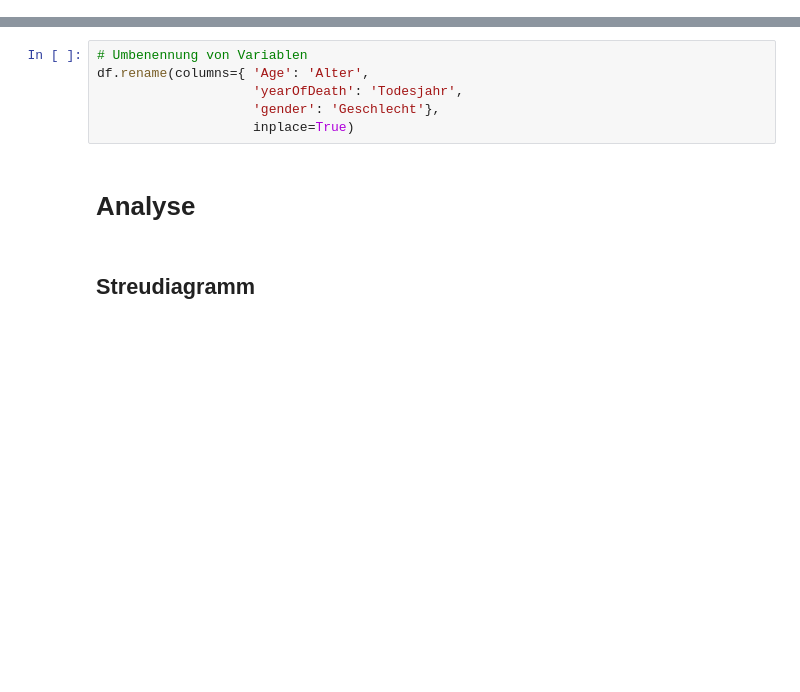
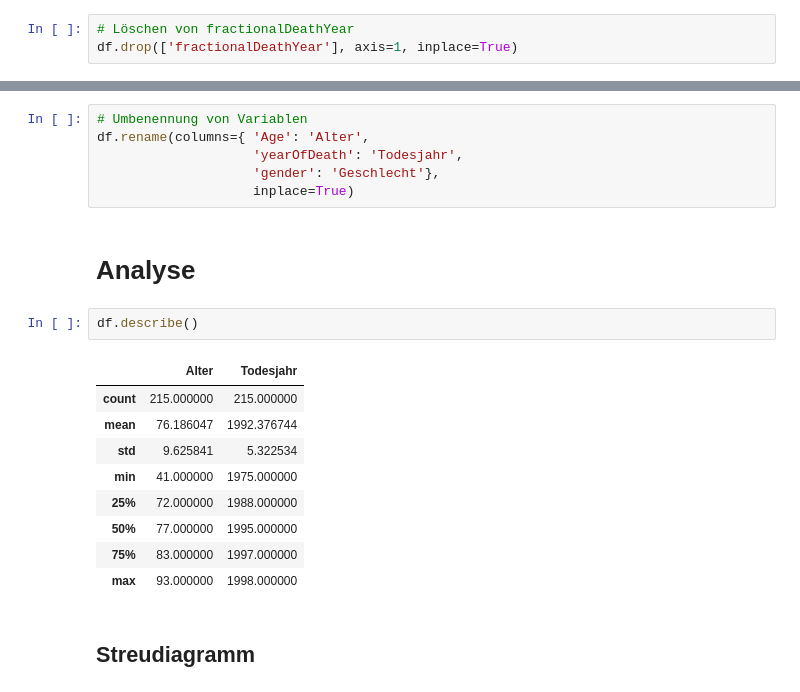
Before and after one commit to kirenz/statistik-fallstudien, a Jupyter notebook: 00-1-shipman-opfer-code.ipynb, the cells around one changed output, grey strips where cells are left out. Cells and saved outputs as stored; diff of their text form; blank space fills up the shorter version.

```diff
--- a/00-1-shipman-opfer-code.ipynb
+++ b/00-1-shipman-opfer-code.ipynb
@@ -64,3 +64,6 @@ Datenformate bei Bedarf anpassen
+# %%
+# Löschen von fractionalDeathYear
+df.drop(['fractionalDeathYear'], axis=1, inplace=True)
 # %%
 # Übersicht über Datenformate
 df.dtypes
@@ -115,6 +116,18 @@ df.rename(columns={ 'Age': 'Alter',
                     inplace=True)
 # %% [markdown]
 # Analyse
+# %%
+df.describe()
+# %% [output]
+|  | Alter | Todesjahr |
+| count | 215.000000 | 215.000000 |
+| mean | 76.186047 | 1992.376744 |
+| std | 9.625841 | 5.322534 |
+| min | 41.000000 | 1975.000000 |
+| 25% | 72.000000 | 1988.000000 |
+| 50% | 77.000000 | 1995.000000 |
+| 75% | 83.000000 | 1997.000000 |
+| max | 93.000000 | 1998.000000 |
 # %% [markdown]
 ## Streudiagramm
 # %%
```
Also changed, not shown: parts of 3 cells of this notebook.
